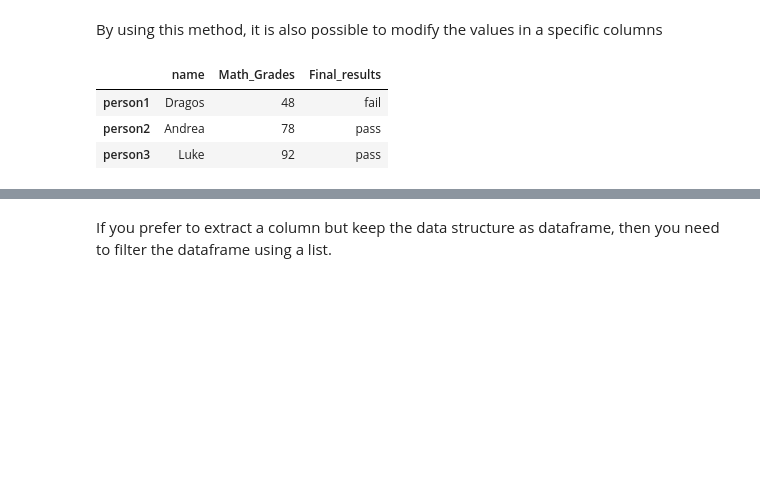
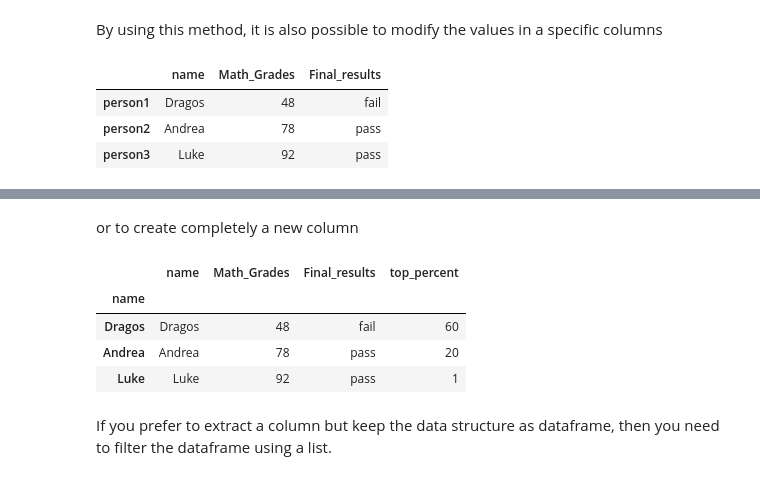
Before and after one commit to petehellyer/Neuroscience-Python-Course-Development, a Jupyter notebook: Day8.ipynb, the cells around one changed output, grey strips where cells are left out. Cells and saved outputs as stored; diff of their text form; code cells hidden in the pictures; blank space fills up the shorter version.

```diff
--- a/Day8.ipynb
+++ b/Day8.ipynb
@@ -193,0 +197,3 @@ df
+# %%
+df.index = df["name"]
+df
@@ -194,3 +206,14 @@ df
+# %% [markdown]
+or to create completely a new column
+# %%
+df["top_percent"] = [60, 20, 1]
+df
+# %% [output]
+|  | name | Math_Grades | Final_results | top_percent |
+| name |  |  |  |  |
+| Dragos | Dragos | 48 | fail | 60 |
+| Andrea | Andrea | 78 | pass | 20 |
+| Luke | Luke | 92 | pass | 1 |
 # %% [markdown]
 If you prefer to extract a column but keep the data structure as dataframe, then you need to filter the dataframe using a list.
 # %%
```
Also changed, not shown: parts of 28 cells of this notebook, 2 other files.
